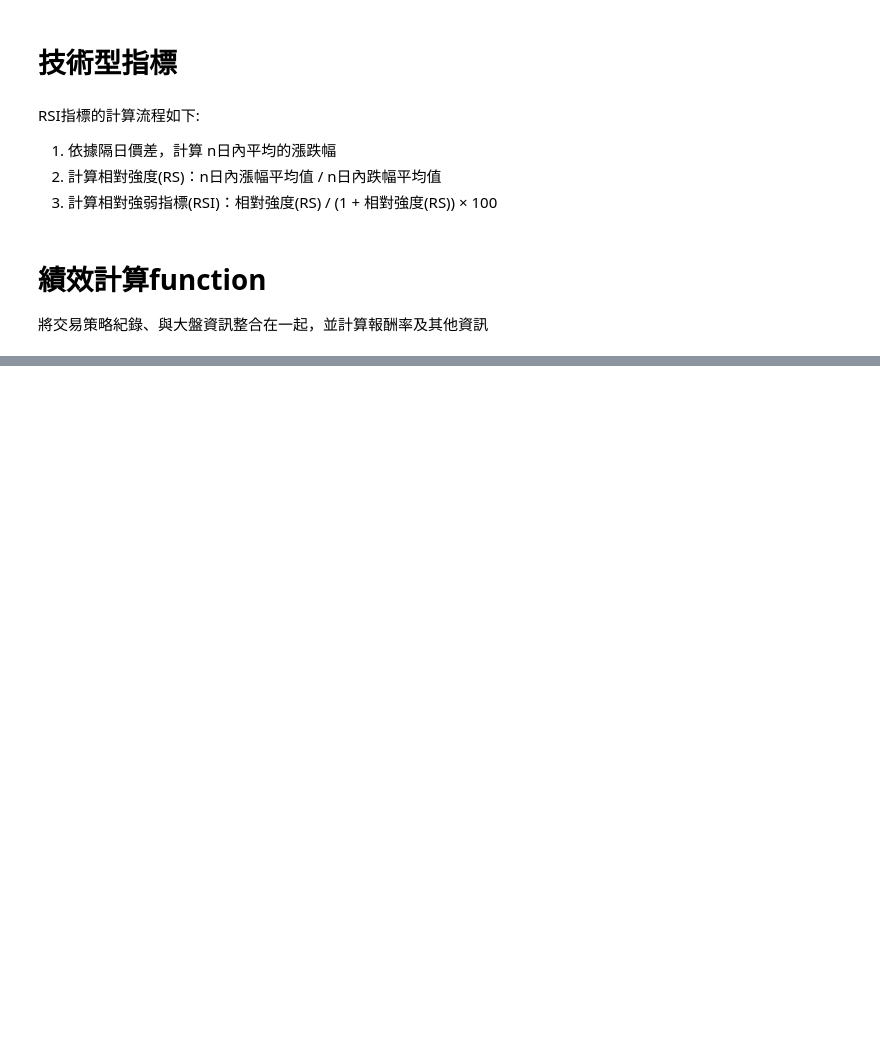
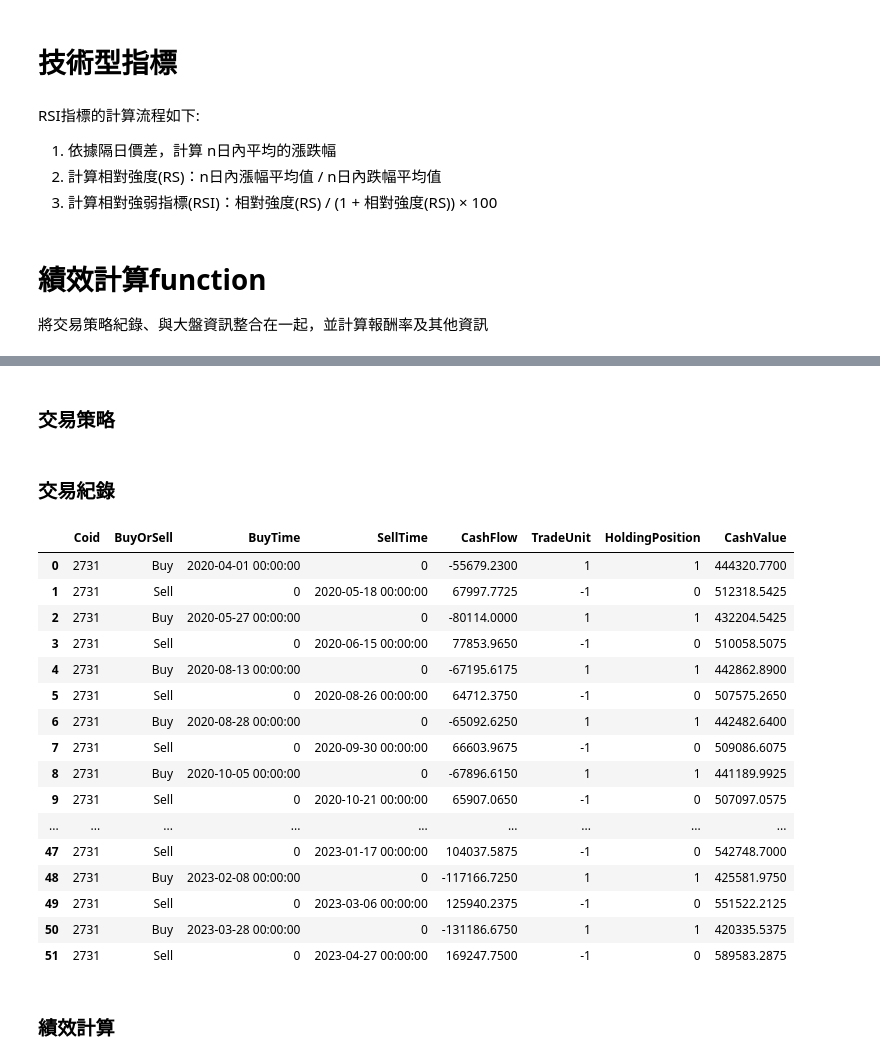
Before and after one commit to zying0113/-Quantitative_Investment_Analysis, a Jupyter notebook: Investment.ipynb, the cells around one changed output, grey strips where cells are left out. Cells and saved outputs as stored; diff of their text form; code cells hidden in the pictures; blank space fills up the shorter version.

```diff
--- a/Investment.ipynb
+++ b/Investment.ipynb
@@ -658,0 +285,2 @@ fig.show()
+# %% [markdown]
+### 交易策略
@@ -658,0 +363,23 @@ fig.show()
+# %% [markdown]
+### 交易紀錄
+# %%
+trade_book = MACD_Strategy(principal , data)
+trade_book
+# %% [output]
+|  | Coid | BuyOrSell | BuyTime | SellTime | CashFlow | TradeUnit | HoldingPosition | CashValue |
+| 0 | 2731 | Buy | 2020-04-01 00:00:00 | 0 | -55679.2300 | 1 | 1 | 444320.7700 |
+| 1 | 2731 | Sell | 0 | 2020-05-18 00:00:00 | 67997.7725 | -1 | 0 | 512318.5425 |
+| 2 | 2731 | Buy | 2020-05-27 00:00:00 | 0 | -80114.0000 | 1 | 1 | 432204.5425 |
+| 3 | 2731 | Sell | 0 | 2020-06-15 00:00:00 | 77853.9650 | -1 | 0 | 510058.5075 |
+| 4 | 2731 | Buy | 2020-08-13 00:00:00 | 0 | -67195.6175 | 1 | 1 | 442862.8900 |
+| 5 | 2731 | Sell | 0 | 2020-08-26 00:00:00 | 64712.3750 | -1 | 0 | 507575.2650 |
+| 6 | 2731 | Buy | 2020-08-28 00:00:00 | 0 | -65092.6250 | 1 | 1 | 442482.6400 |
+| 7 | 2731 | Sell | 0 | 2020-09-30 00:00:00 | 66603.9675 | -1 | 0 | 509086.6075 |
+| 8 | 2731 | Buy | 2020-10-05 00:00:00 | 0 | -67896.6150 | 1 | 1 | 441189.9925 |
+| 9 | 2731 | Sell | 0 | 2020-10-21 00:00:00 | 65907.0650 | -1 | 0 | 507097.0575 |
+| ... | ... | ... | ... | ... | ... | ... | ... | ... |
+| 47 | 2731 | Sell | 0 | 2023-01-17 00:00:00 | 104037.5875 | -1 | 0 | 542748.7000 |
+| 48 | 2731 | Buy | 2023-02-08 00:00:00 | 0 | -117166.7250 | 1 | 1 | 425581.9750 |
+| 49 | 2731 | Sell | 0 | 2023-03-06 00:00:00 | 125940.2375 | -1 | 0 | 551522.2125 |
+| 50 | 2731 | Buy | 2023-03-28 00:00:00 | 0 | -131186.6750 | 1 | 1 | 420335.5375 |
+| 51 | 2731 | Sell | 0 | 2023-04-27 00:00:00 | 169247.7500 | -1 | 0 | 589583.2875 |
@@ -658,0 +388,2 @@ fig.show()
+# %% [markdown]
+### 績效計算
```
Also changed, not shown: parts of 84 cells of this notebook.
